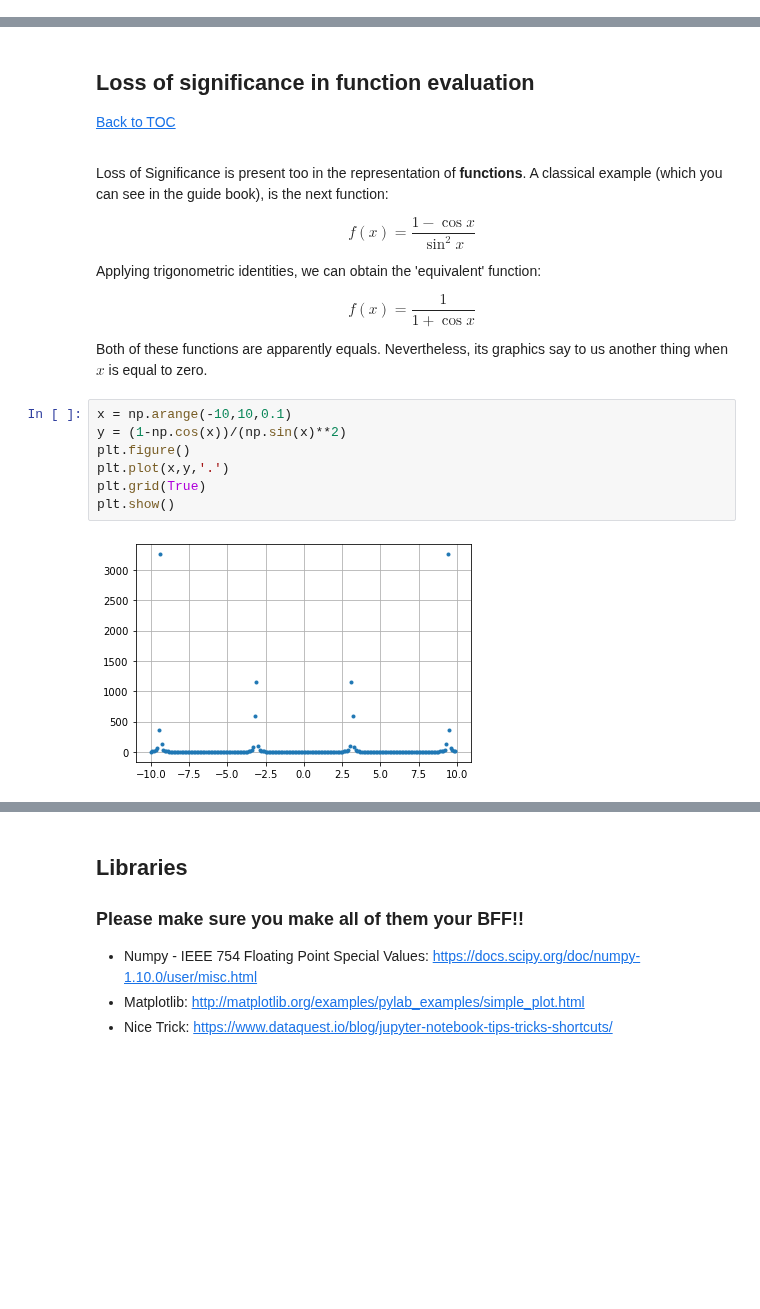
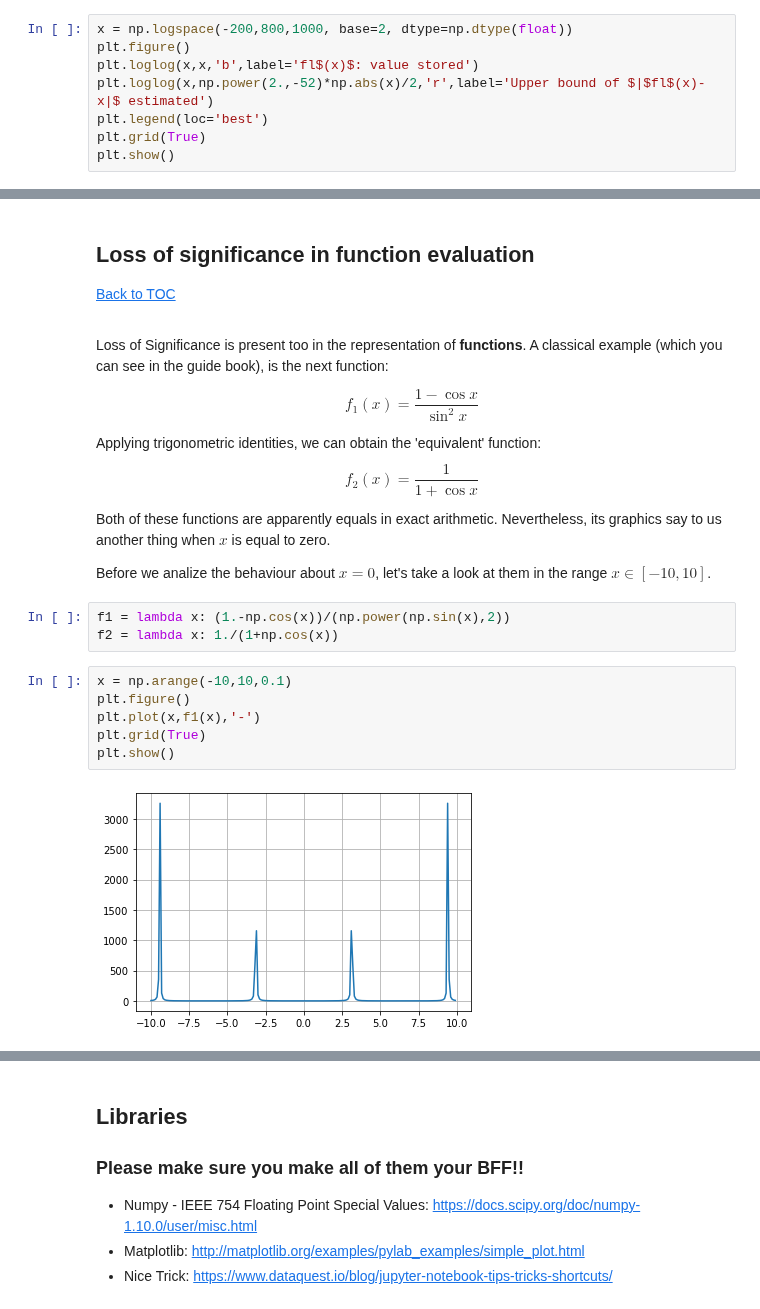
Before and after one commit to tclaudioe/Scientific-Computing, a Jupyter notebook: SC1v2/02_floating_point_arithmetic.ipynb, the cells around one changed output, grey strips where cells are left out. Drawn from its saved outputs; the diff is of its cells as text; blank space fills up the shorter version.

```diff
--- a/SC1v2/02_floating_point_arithmetic.ipynb
+++ b/SC1v2/02_floating_point_arithmetic.ipynb
@@ -295,0 +340,8 @@ I can't stored the **Integer** $2^{53}+1$! Thus, the first integer not represent
+# %%
+x = np.logspace(-200,800,1000, base=2, dtype=np.dtype(float))
+plt.figure()
+plt.loglog(x,x,'b',label='fl$(x)$: value stored')
+plt.loglog(x,np.power(2.,-52)*np.abs(x)/2,'r',label='Upper bound of $|$fl$(x)-x|$ estimated')
+plt.legend(loc='best')
+plt.grid(True)
+plt.show()
@@ -385,20 +446,30 @@ print("{0:.100}".format(result))
 # %% [markdown]
 Loss of Significance is present too in the representation of **functions**. A classical example (which you can see in the guide book), is the next function:
 
-\begin{equation}f(x)= \frac{1 - \cos x}{\sin^{2}x} \end{equation}
+$$
+\begin{equation}
+    f_1(x)= \frac{1 - \cos x}{\sin^{2}x}
+\end{equation}
+$$
 
 Applying trigonometric identities, we can obtain the 'equivalent' function:
+$$
+\begin{equation}
+    f_2(x)= \frac{1}{1 + \cos x}
+\end{equation}
+$$
 
-\begin{equation}f(x)= \frac{1}{1 + \cos x} \end{equation}
+Both of these functions are apparently equals in exact arithmetic. Nevertheless, its graphics say to us another thing when $x$ is equal to zero.
 
-
-Both of these functions are apparently equals. Nevertheless, its graphics say to us another thing when $x$ is equal to zero.
+Before we analize the behaviour about $x=0$, let's take a look at them in the range $x\in[-10,10]$.
+# %%
+f1 = lambda x: (1.-np.cos(x))/(np.power(np.sin(x),2))
+f2 = lambda x: 1./(1+np.cos(x))
 # %%
 x = np.arange(-10,10,0.1)
-y = (1-np.cos(x))/(np.sin(x)**2)
 plt.figure()
-plt.plot(x,y,'.')
+plt.plot(x,f1(x),'-')
 plt.grid(True)
 plt.show()
 # %% [output]
-[figure, old version]
+[figure, new version]
```
Also changed, not shown: parts of 55 cells of this notebook, 1 other file.
